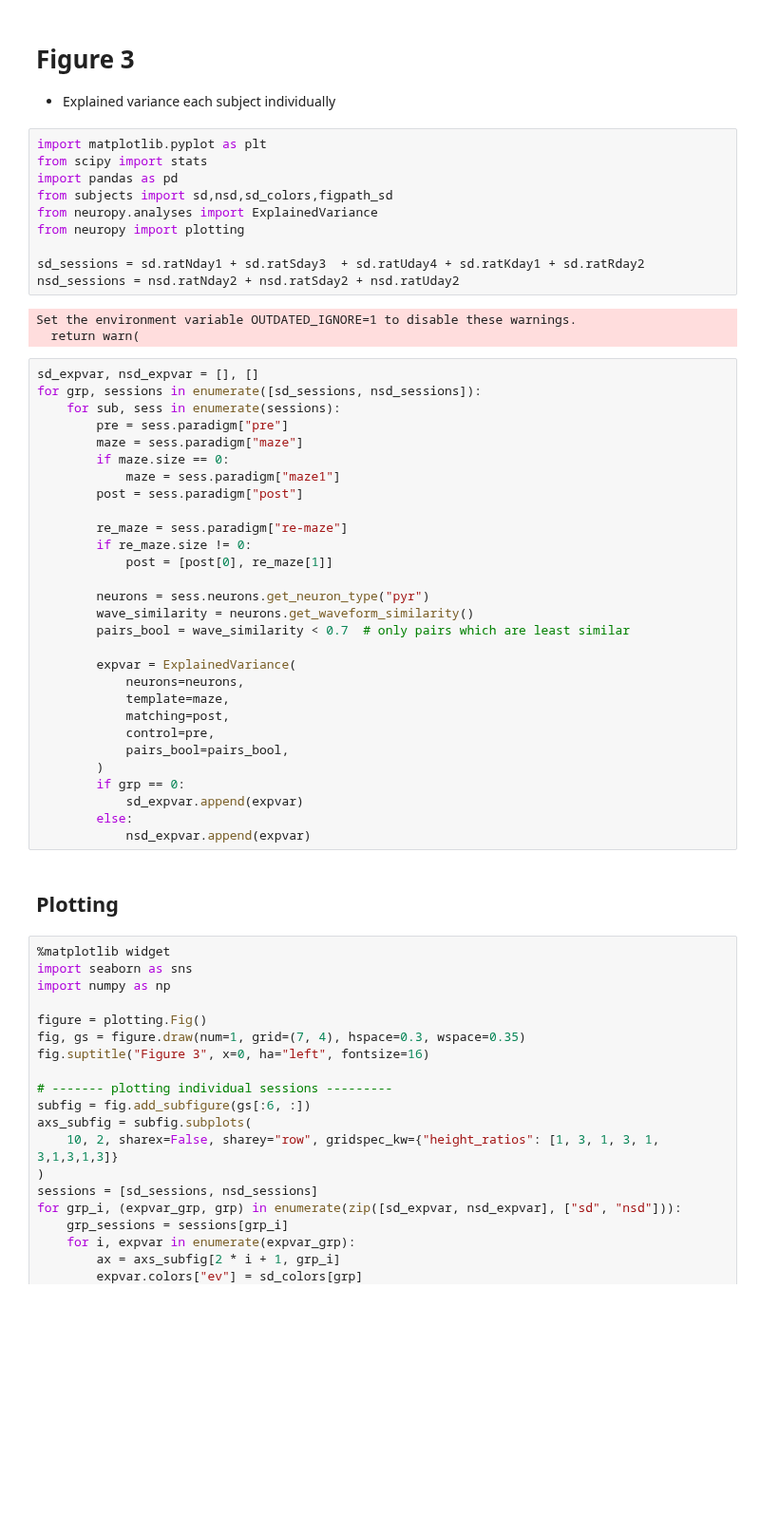
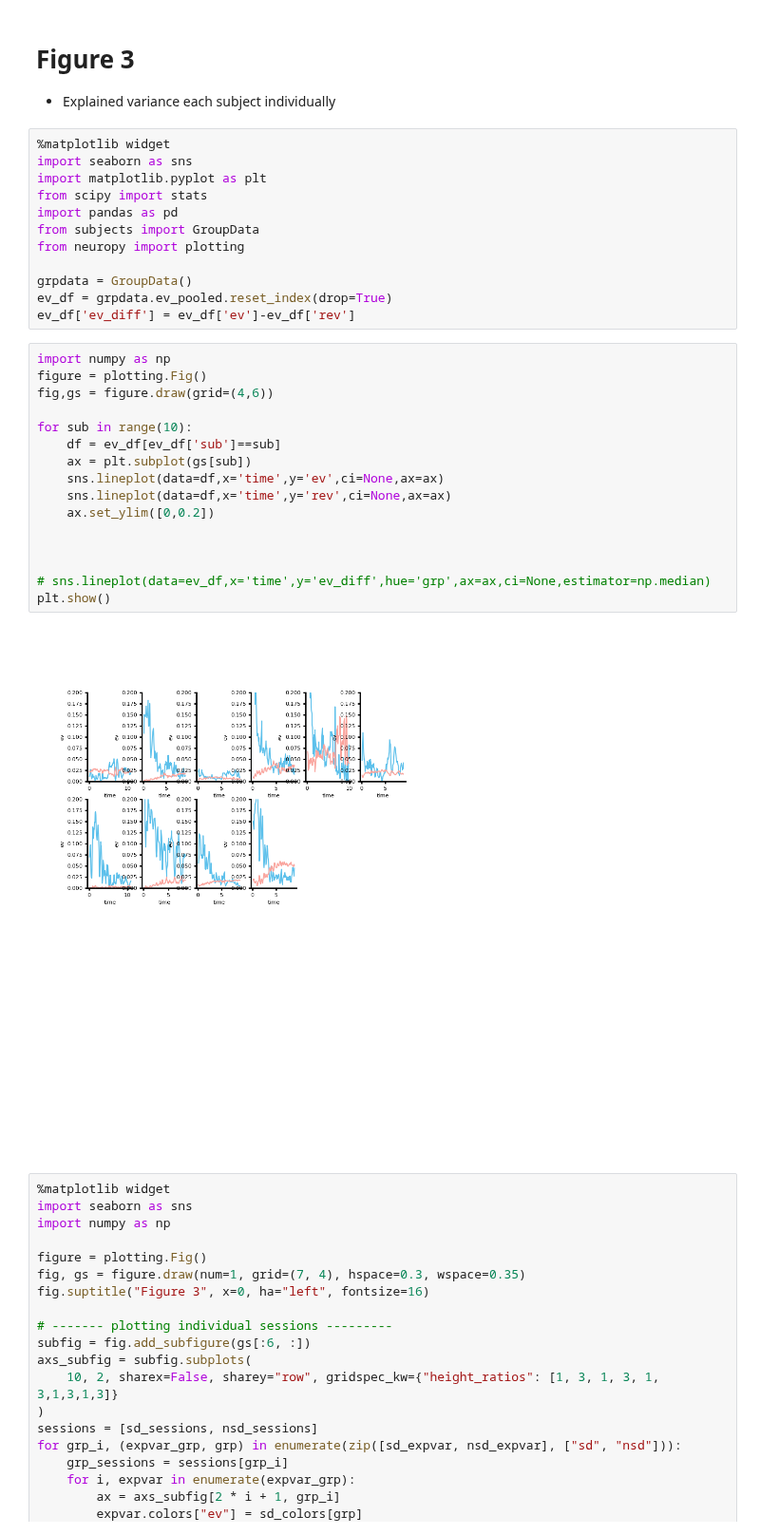
Before and after one commit to bapungiri/NeuroPy, a Jupyter notebook: sleep_deprivation/sd_figure3.ipynb, the cells around one changed output. Shown at 95% size. Cells and saved outputs as stored; diff of their text form; blank space fills up the shorter version.

Commit message:
ev from saved data

```diff
--- a/sleep_deprivation/sd_figure3.ipynb
+++ b/sleep_deprivation/sd_figure3.ipynb
@@ -1,50 +1,36 @@
 # %% [markdown]
 # Figure 3
  - Explained variance each subject individually
-# %%
-import matplotlib.pyplot as plt
-from scipy import stats
-import pandas as pd
-from subjects import sd,nsd,sd_colors,figpath_sd
-from neuropy.analyses import ExplainedVariance
-from neuropy import plotting
-
-sd_sessions = sd.ratNday1 + sd.ratSday3  + sd.ratUday4 + sd.ratKday1 + sd.ratRday2
-nsd_sessions = nsd.ratNday2 + nsd.ratSday2 + nsd.ratUday2
-# %% [output]
-Set the environment variable OUTDATED_IGNORE=1 to disable these warnings.
-  return warn(
-# %%
-sd_expvar, nsd_expvar = [], []
-for grp, sessions in enumerate([sd_sessions, nsd_sessions]):
-    for sub, sess in enumerate(sessions):
-        pre = sess.paradigm["pre"]
-        maze = sess.paradigm["maze"]
-        if maze.size == 0:
-            maze = sess.paradigm["maze1"]
-        post = sess.paradigm["post"]
-
-        re_maze = sess.paradigm["re-maze"]
-        if re_maze.size != 0:
-            post = [post[0], re_maze[1]]
-
-        neurons = sess.neurons.get_neuron_type("pyr")
-        wave_similarity = neurons.get_waveform_similarity()
-        pairs_bool = wave_similarity < 0.7  # only pairs which are least similar
-
-        expvar = ExplainedVariance(
-            neurons=neurons,
-            template=maze,
-            matching=post,
-            control=pre,
-            pairs_bool=pairs_bool,
-        )
-        if grp == 0:
-            sd_expvar.append(expvar)
-        else:
-            nsd_expvar.append(expvar)
-# %% [markdown]
-## Plotting
+# %%
+%matplotlib widget
+import seaborn as sns
+import matplotlib.pyplot as plt
+from scipy import stats
+import pandas as pd
+from subjects import GroupData
+from neuropy import plotting
+
+grpdata = GroupData()
+ev_df = grpdata.ev_pooled.reset_index(drop=True)
+ev_df['ev_diff'] = ev_df['ev']-ev_df['rev']
+# %%
+import numpy as np
+figure = plotting.Fig()
+fig,gs = figure.draw(grid=(4,6))
+
+for sub in range(10):
+    df = ev_df[ev_df['sub']==sub]
+    ax = plt.subplot(gs[sub])
+    sns.lineplot(data=df,x='time',y='ev',ci=None,ax=ax)
+    sns.lineplot(data=df,x='time',y='rev',ci=None,ax=ax)
+    ax.set_ylim([0,0.2])
+
+
+
+# sns.lineplot(data=ev_df,x='time',y='ev_diff',hue='grp',ax=ax,ci=None,estimator=np.median)
+plt.show()
+# %% [output]
+[figure, added]
 # %%
 %matplotlib widget
 import seaborn as sns
```
Also changed, not shown: parts of 1 cell of this notebook.
